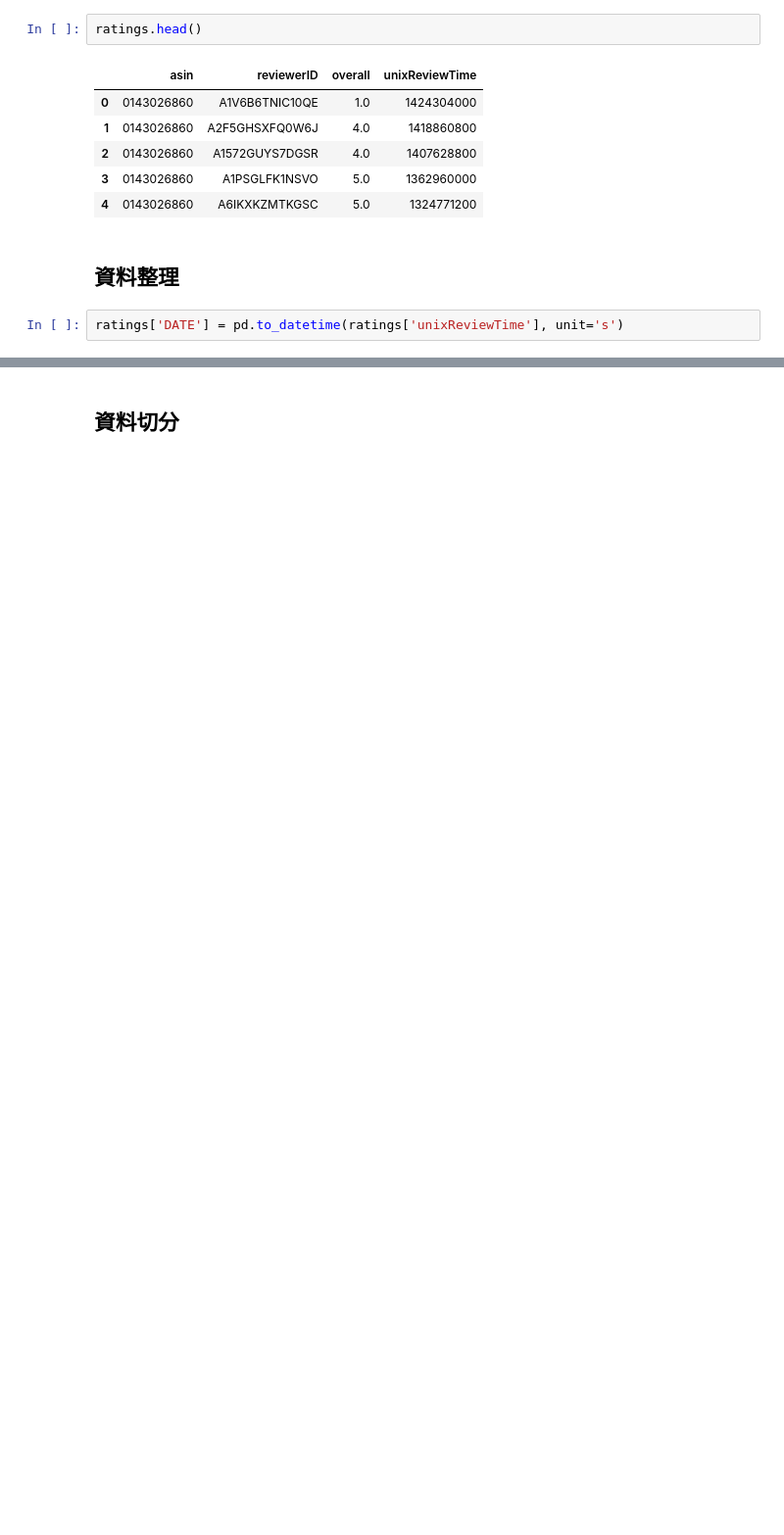
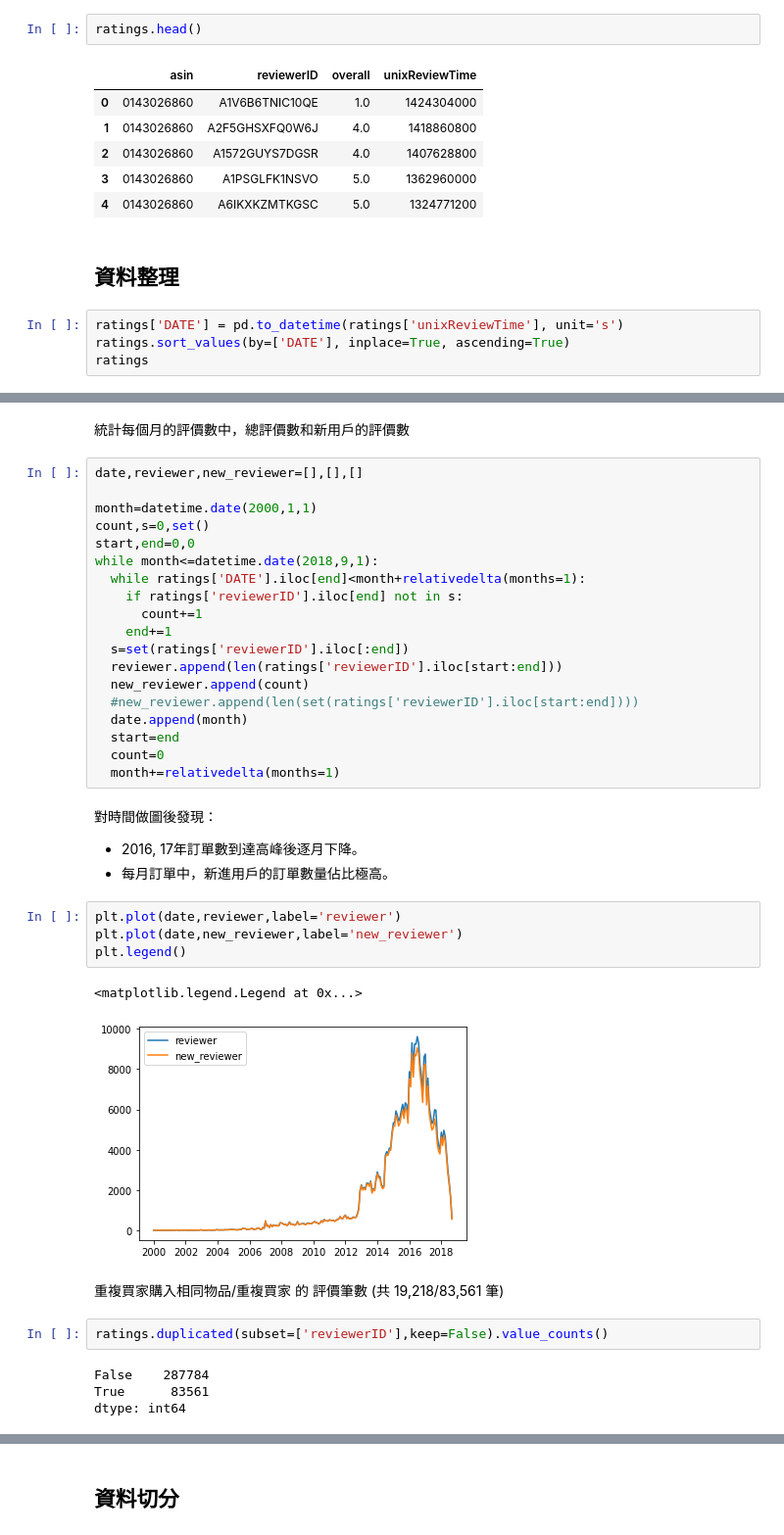
Before and after one commit to HSKrab/data-course-sample, a Jupyter notebook: sample_content_based.ipynb, the cells around one changed output, grey strips where cells are left out. Shown: that part at 98% size. Drawn from its saved outputs; the diff is of its cells as text; blank space fills up the shorter version.

```diff
--- a/sample_content_based.ipynb
+++ b/sample_content_based.ipynb
@@ -50,3 +72,5 @@ ratings.head()
 ## 資料整理
 # %%
 ratings['DATE'] = pd.to_datetime(ratings['unixReviewTime'], unit='s')
+ratings.sort_values(by=['DATE'], inplace=True, ascending=True)
+ratings
@@ -52,0 +355,43 @@ ratings['DATE'] = pd.to_datetime(ratings['unixReviewTime'], unit='s')
+# %% [markdown]
+統計每個月的評價數中，總評價數和新用戶的評價數
+# %%
+date,reviewer,new_reviewer=[],[],[]
+
+month=datetime.date(2000,1,1)
+count,s=0,set()
+start,end=0,0
+while month<=datetime.date(2018,9,1):
+  while ratings['DATE'].iloc[end]<month+relativedelta(months=1):
+    if ratings['reviewerID'].iloc[end] not in s:
+      count+=1
+    end+=1
+  s=set(ratings['reviewerID'].iloc[:end])
+  reviewer.append(len(ratings['reviewerID'].iloc[start:end]))
+  new_reviewer.append(count)
+  #new_reviewer.append(len(set(ratings['reviewerID'].iloc[start:end])))
+  date.append(month)
+  start=end
+  count=0
+  month+=relativedelta(months=1)
+# %% [markdown]
+對時間做圖後發現：
+<br>
+<ul>
+<li>2016, 17年訂單數到達高峰後逐月下降。
+<li>每月訂單中，新進用戶的訂單數量佔比極高。</li>
+</ul>
+# %%
+plt.plot(date,reviewer,label='reviewer')
+plt.plot(date,new_reviewer,label='new_reviewer')
+plt.legend()
+# %% [output]
+<matplotlib.legend.Legend at 0x...>
+[figure, added]
+# %% [markdown]
+重複買家購入相同物品/重複買家 的 評價筆數 (共 19,218/83,561 筆)
+# %%
+ratings.duplicated(subset=['reviewerID'],keep=False).value_counts()
+# %% [output]
+False    287784
+True      83561
+dtype: int64
```
Also changed, not shown: parts of 52 cells of this notebook.
